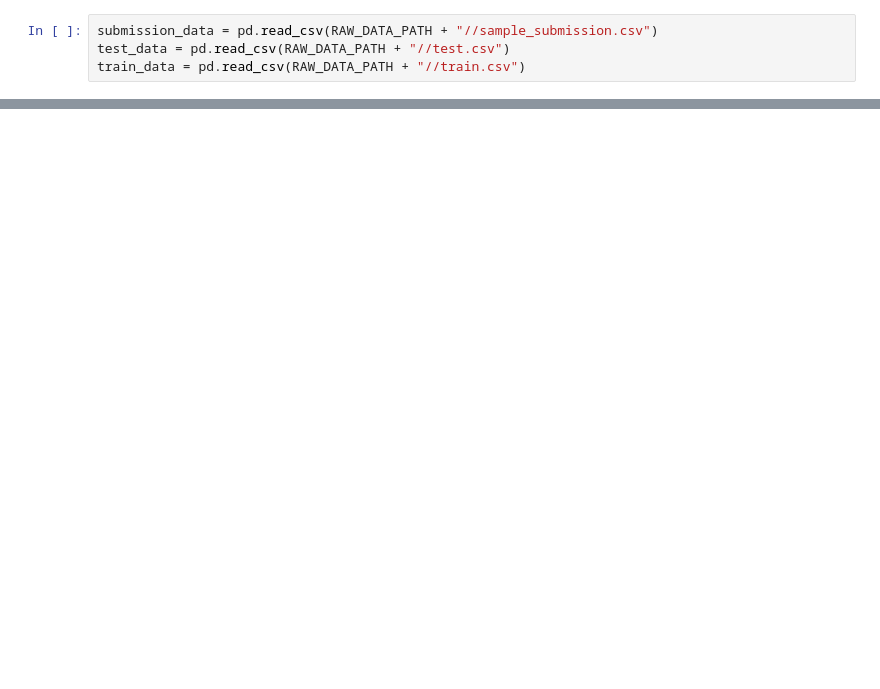
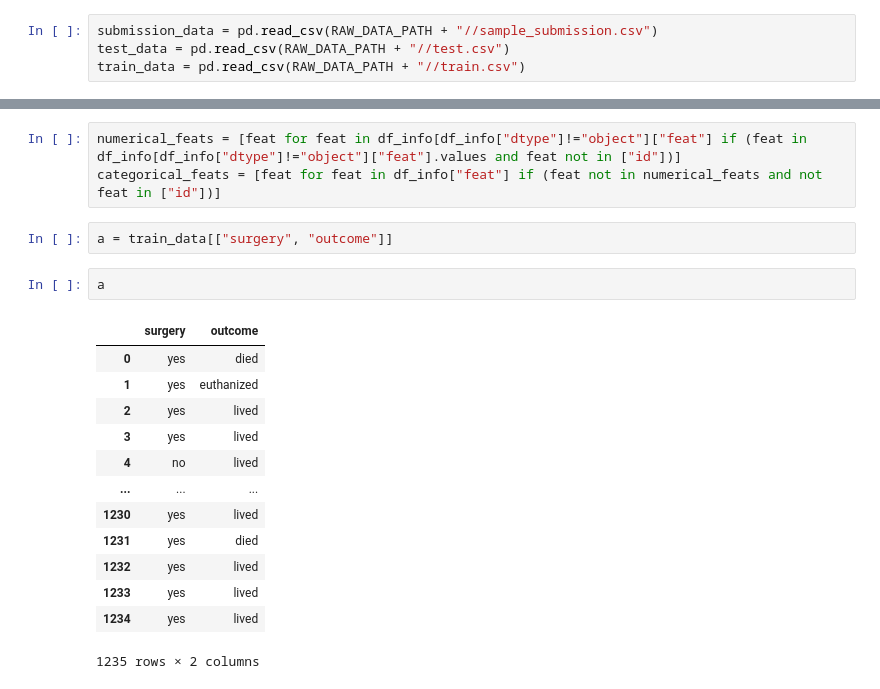
Before and after one commit to RobinWesselmann/classification_Horse_Health_Outcome, a Jupyter notebook: notebooks/EDA.ipynb, the cells around one changed output, grey strips where cells are left out. Drawn from its saved outputs; the diff is of its cells as text; blank space fills up the shorter version.

```diff
--- a/notebooks/EDA.ipynb
+++ b/notebooks/EDA.ipynb
@@ -32,0 +60,21 @@ train_data
+# %%
+numerical_feats = [feat for feat in df_info[df_info["dtype"]!="object"]["feat"] if (feat in df_info[df_info["dtype"]!="object"]["feat"].values and feat not in ["id"])]
+categorical_feats = [feat for feat in df_info["feat"] if (feat not in numerical_feats and not feat in ["id"])]
+# %%
+a = train_data[["surgery", "outcome"]]
+# %%
+a
+# %% [output]
+|  | surgery | outcome |
+| 0 | yes | died |
+| 1 | yes | euthanized |
+| 2 | yes | lived |
+| 3 | yes | lived |
+| 4 | no | lived |
+| ... | ... | ... |
+| 1230 | yes | lived |
+| 1231 | yes | died |
+| 1232 | yes | lived |
+| 1233 | yes | lived |
+| 1234 | yes | lived |
+1235 rows × 2 columns
```
Also changed, not shown: parts of 11 cells of this notebook.
